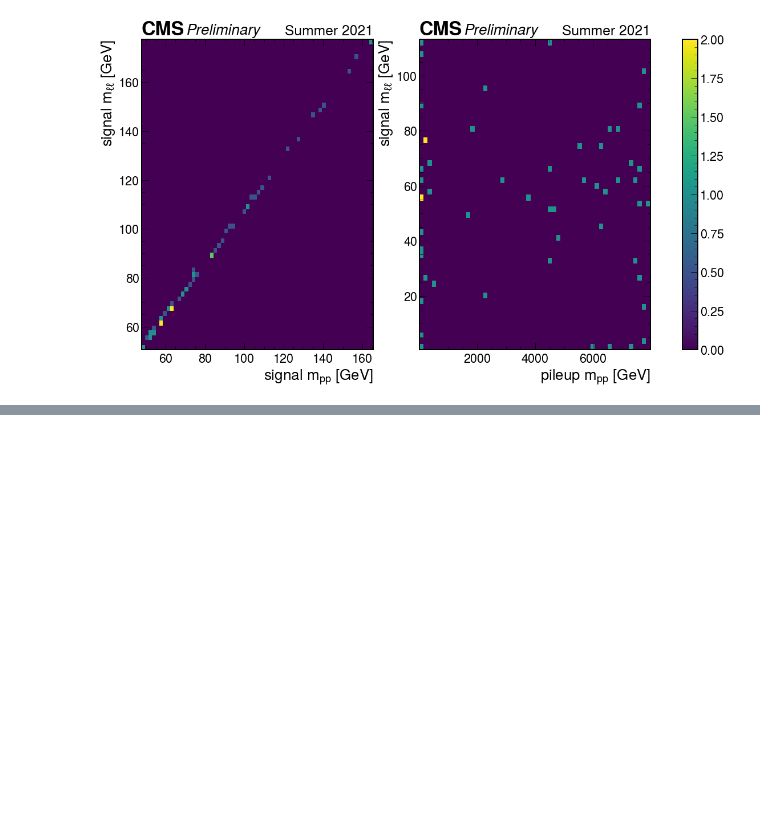
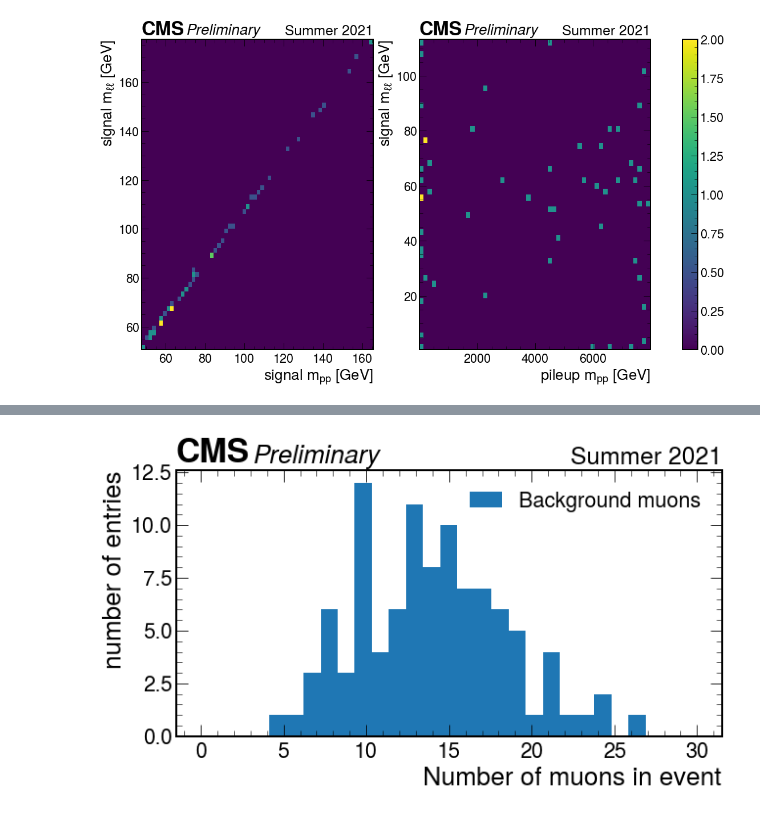
Before and after one commit to jloemker/SWAN, a Jupyter notebook: Analysis_notebook.ipynb, the cells around one changed output, grey strips where cells are left out. Cells and saved outputs as stored; diff of their text form; code cells hidden in the pictures; blank space fills up the shorter version.

```diff
--- a/Analysis_notebook.ipynb
+++ b/Analysis_notebook.ipynb
@@ -878,0 +881,8 @@ Name: s_mll, Length: 64, dtype: float64
+# %%
+filename=PATH+'DYMuMu_PU200_NTUPLE_1_version3.root'
+bg_tree = uproot.open(filename+":myana/mytree")
+bg_tree.show()
+bg_muons = tree.arrays(['pfcand_pt','pfcand_eta','pfcand_phi','pfcand_mass','pfcand_t','pfcand_vz'],'abs(pfcand_pid)==13')
+bg_event_info = tree.arrays(['genvtx_t0'])
+bg_protons = tree.arrays(['genproton_xi','genproton_pz','genproton_vz','genproton_ispu'])
+bg_vertices = tree.arrays(['vtx4D_t','vtx4D_z','vtx4D_pt2'])
@@ -878,0 +989,15 @@ Name: s_mll, Length: 64, dtype: float64
+# %%
+N = len(bg_muons)
+N_muons = []
+for i in range(N):
+    N_muons.append(len(bg_muons.pfcand_pt[i]))
+
+#lets draw hisgorgam of number of muons:
+f, ax = plt.subplots(figsize=(10,5))
+plt.hist(N_muons, bins=np.linspace(0,30,30),label='Background muons')
+hep.cms.label(llabel="Preliminary", rlabel="Summer 2021", ax=ax)
+ax.legend();
+ax.set(xlabel='Number of muons in event', ylabel='number of entries')
+#plt.savefig('Analyse/bg_number_muons_signal.png',bbox_inches='tight')
+# %% [output]
+[figure, added]
```
Also changed, not shown: parts of 7 cells of this notebook.
